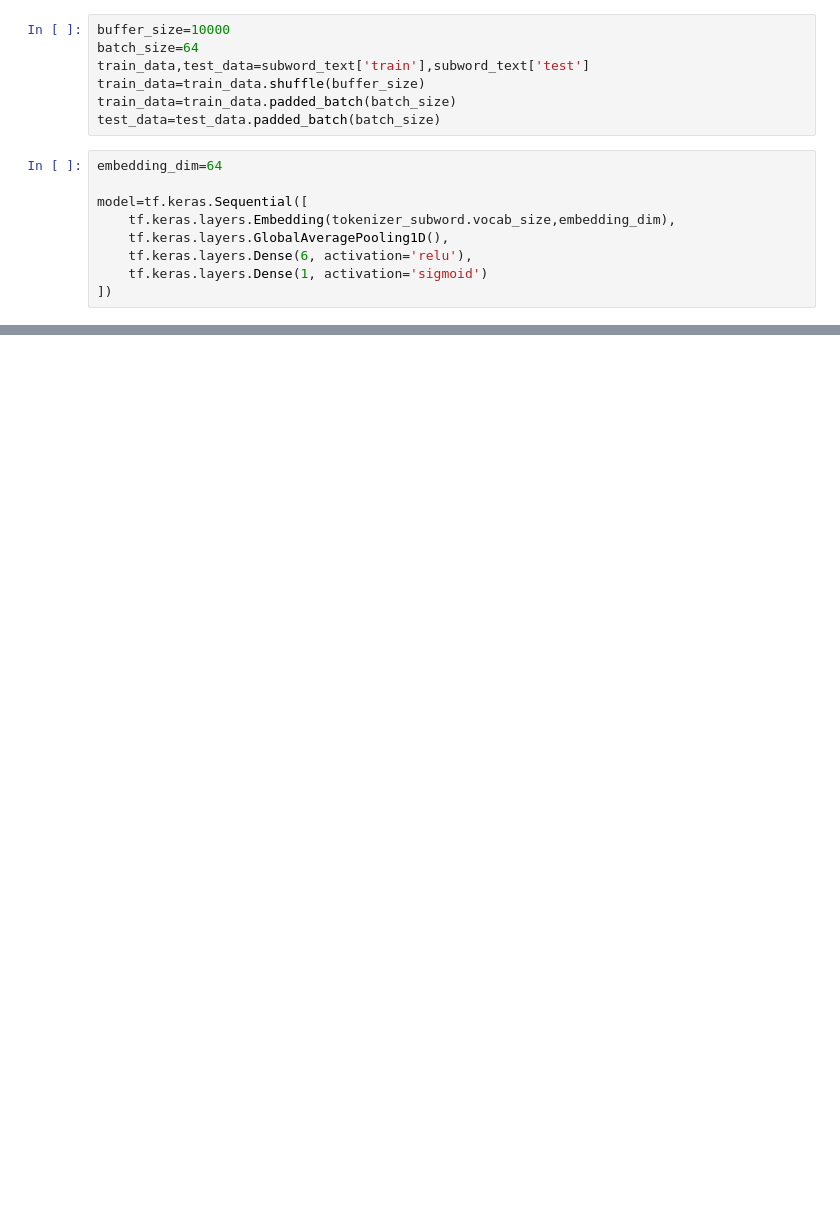
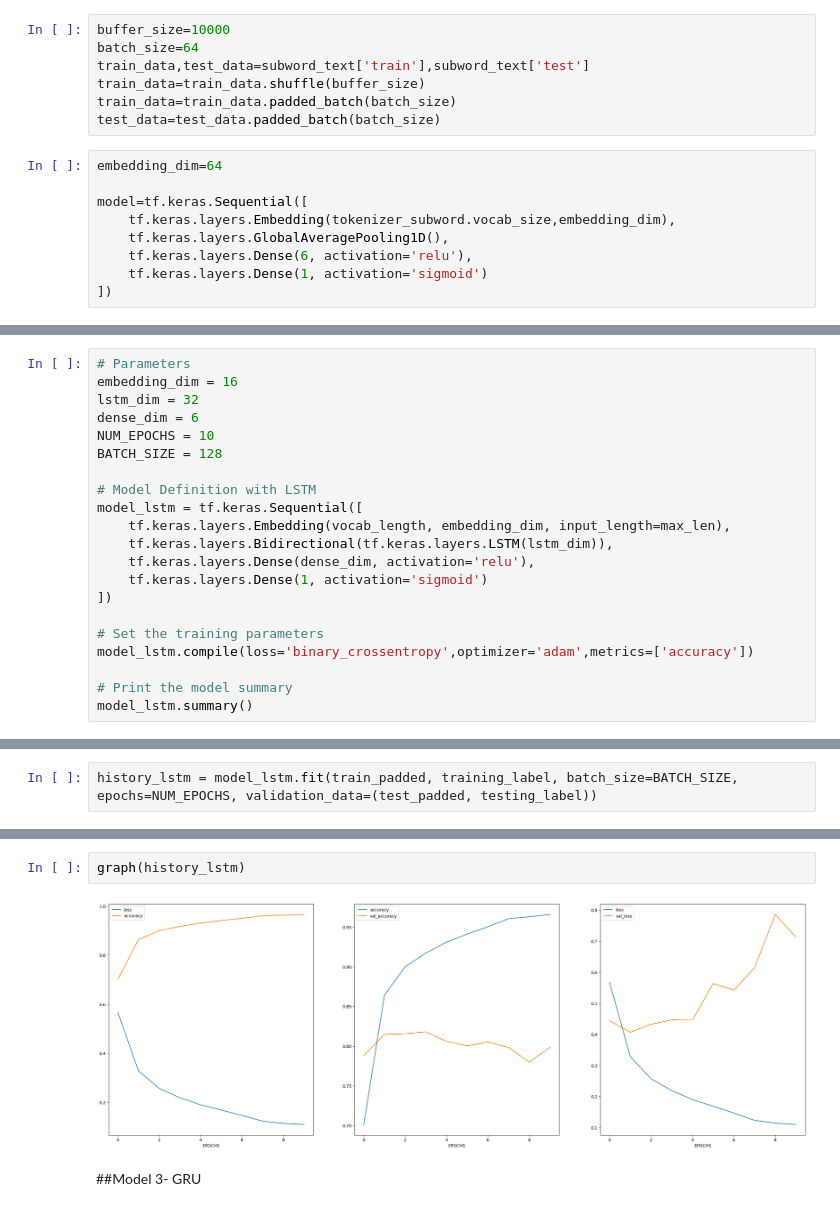
Before and after one commit to udita1903/NLP, a Jupyter notebook: Sentiment Analysis/IMDB Movie Reviews/IMDB_Reviews.ipynb, the cells around one changed output, grey strips where cells are left out. Saved outputs shown, nothing was run; the diff lists cells and outputs as text; blank space fills up the shorter version.

```diff
--- a/Sentiment Analysis/IMDB Movie Reviews/IMDB_Reviews.ipynb
+++ b/Sentiment Analysis/IMDB Movie Reviews/IMDB_Reviews.ipynb
@@ -310,0 +404,21 @@ graph(history)
+# %%
+# Parameters
+embedding_dim = 16
+lstm_dim = 32
+dense_dim = 6
+NUM_EPOCHS = 10
+BATCH_SIZE = 128
+
+# Model Definition with LSTM
+model_lstm = tf.keras.Sequential([
+    tf.keras.layers.Embedding(vocab_length, embedding_dim, input_length=max_len),
+    tf.keras.layers.Bidirectional(tf.keras.layers.LSTM(lstm_dim)),
+    tf.keras.layers.Dense(dense_dim, activation='relu'),
+    tf.keras.layers.Dense(1, activation='sigmoid')
+])
+
+# Set the training parameters
+model_lstm.compile(loss='binary_crossentropy',optimizer='adam',metrics=['accuracy'])
+
+# Print the model summary
+model_lstm.summary()
@@ -310,0 +444,2 @@ graph(history)
+# %%
+history_lstm = model_lstm.fit(train_padded, training_label, batch_size=BATCH_SIZE, epochs=NUM_EPOCHS, validation_data=(test_padded, testing_label))
@@ -310,0 +467,6 @@ graph(history)
+# %%
+graph(history_lstm)
+# %% [output]
+[figure, added]
+# %% [markdown]
+##Model 3- GRU
```
Also changed, not shown: parts of 27 cells of this notebook.
